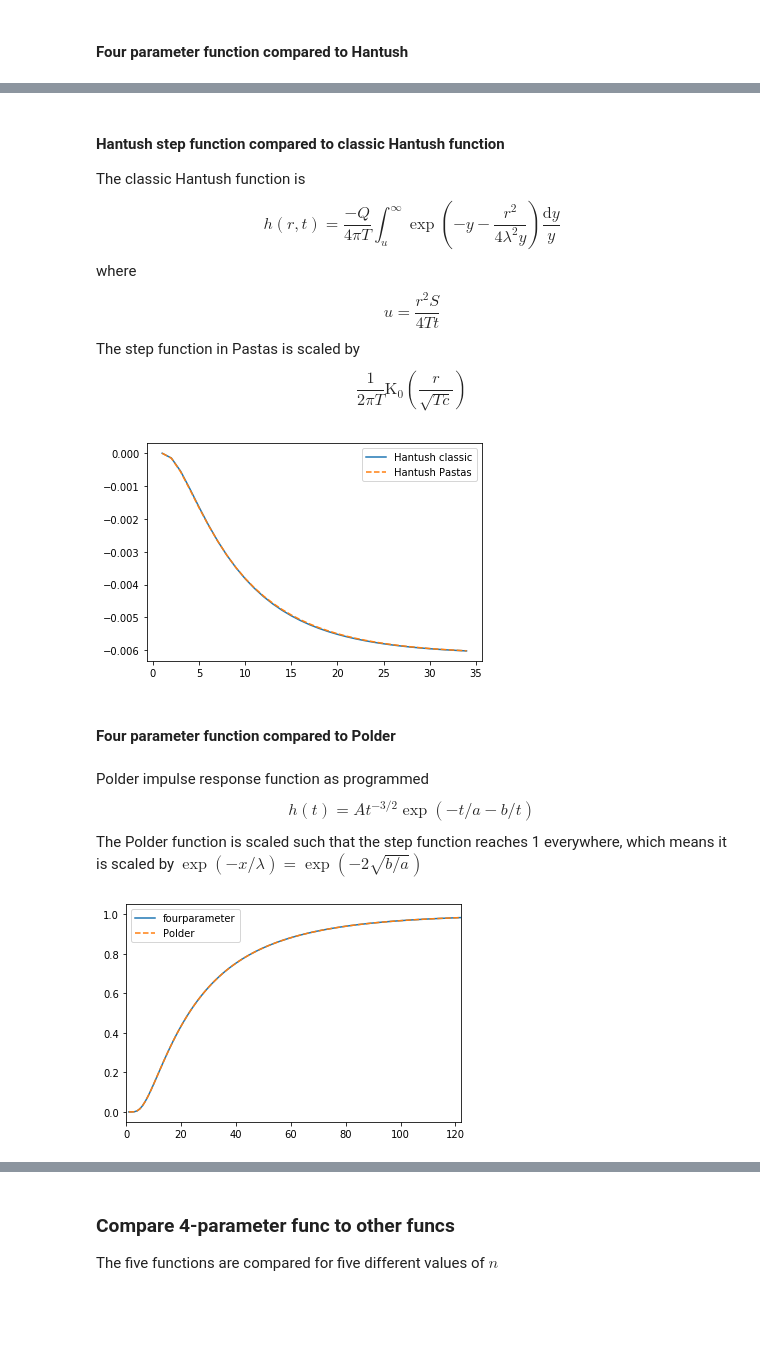
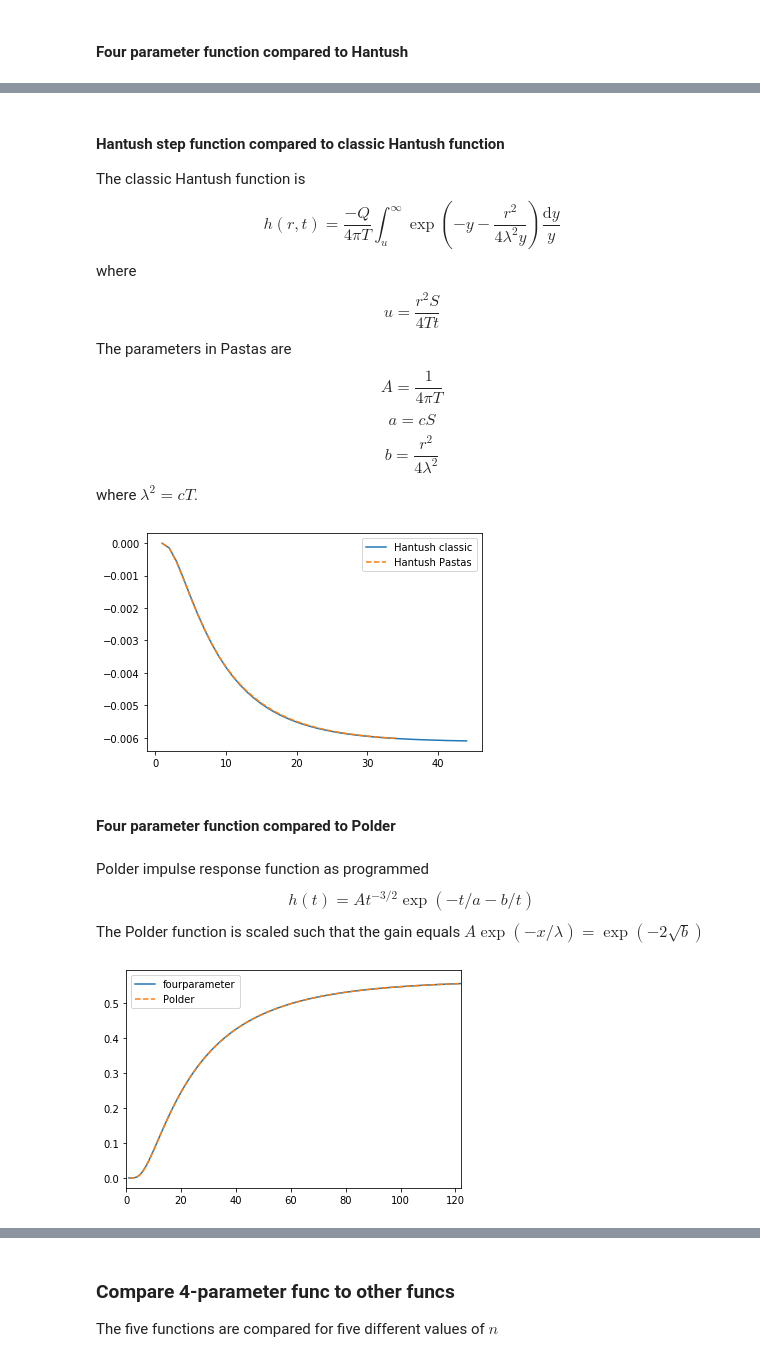
Before and after one commit to pastas/pastas, a Jupyter notebook: examples/notebooks/response_functions_like_4param.ipynb, the cells around one changed output, grey strips where cells are left out. Cells and saved outputs as stored; diff of their text form; code cells hidden in the pictures; blank space fills up the shorter version.

```diff
--- a/examples/notebooks/response_functions_like_4param.ipynb
+++ b/examples/notebooks/response_functions_like_4param.ipynb
@@ -105,6 +105,6 @@ plt.title('Compare 4-parameter to Hantush and Hantush2');
 # %%
 for b in [0.004, 0.04, 0.4, 4, 40]:
-    h = hantush.step([2, 50, b], dt=1, cutoff=0.95)
+    h = hantush.step([2, 50, b], dt=1, cutoff=0.95) / hantush.gain([2, 50, b])
     plt.plot(np.arange(1, len(h) + 1), h, label=f'b={b}')
 plt.legend()
 plt.title('Hantush');
@@ -113,7 +113,7 @@ plt.title('Hantush');
 # %%
 for a in [10, 100, 200]:
-    h = hantush.step([2, a, 200 / a], dt=1, cutoff=0.95)
+    h = hantush.step([2, a, 200 / a], dt=1, cutoff=0.95) / hantush.gain([2, a, 200 / a])
     plt.plot(np.arange(1, len(h) + 1), h, label=f'a={a}')
 plt.legend()
-plt.title('Hantush');
+plt.title('Hantush, b=200/a');
 # %% [output]
@@ -128,10 +128,17 @@ where
 $$
 u=\frac{r^2 S}{4 T t}
 $$
-The step function in Pastas is scaled by
+The parameters in Pastas are
 $$
-\frac{1}{2 \pi T} \text{K}_0 \left(\frac{r}{\sqrt{Tc}}\right)
+A = \frac{1}{4\pi T}
 $$
+$$
+a = cS
+$$
+$$
+b = \frac{r^2}{4\lambda^2}
+$$
+where $\lambda^2=cT$.
 # %%
 from scipy.integrate import quad
 
@@ -146,25 +153,24 @@ def hantush_classic(t=1, r=1, Q=1, T=100, S=1e-4, c=1000):
 # %%
 c = 1000 # d
 S = 0.01 # -
 T = 100 # m^2/d
 r = 500 # m
 Q = 20 # m^3/d
 #
-from scipy.special import k0
-t = np.arange(1, 35)
+t = np.arange(1, 45)
 h_hantush_classic = np.zeros(len(t))
 for i in range(len(t)):
     h_hantush_classic[i] = hantush_classic(t[i], r=r, Q=20, T=T, S=S, c=c)
 #
 a = c * S
 b = r ** 2 / (4 * T * c)
-ht = hantush.step([1, a, b], dt=1, cutoff=0.95) * (-Q / (4 * np.pi * T))
+ht = hantush.step([1, a, b], dt=1, cutoff=0.95) * (-Q / (2 * np.pi * T))
 #
 plt.plot(t, h_hantush_classic, label='Hantush classic')
 plt.plot(np.arange(1, len(ht) + 1), ht, '--', label='Hantush Pastas')
 plt.legend();
 # %% [output]
-[figure, old version]
+[figure, new version]
 # %% [markdown]
 #### Four parameter function compared to Polder
 # %% [markdown]
@@ -172,23 +178,22 @@ Polder impulse response function as programmed
 \begin{equation}
 h(t) = At^{-3/2}\exp(-t/a -b/t)
 \end{equation}
-The Polder function is scaled such that the step function reaches 1 everywhere, which means it is scaled by
-$\exp(-x/\lambda)=\exp\left(-2\sqrt{b/a}\right)$
+The Polder function is scaled such that the gain equals
+$A\exp(-x/\lambda)=\exp\left(-2\sqrt{b}\right)$
 # %%
 a = 50
 b = 0.4
-A = 1
+A = 2
 p1 = 1 / a
 p0 = np.sqrt(p1 * b)
-fp = fourp.step([A, -0.5, a, b], dt=1, cutoff=0.95) # A=1, n=-0.5, a=50, b=20
+fp = fourp.step([A, -0.5, a, b], dt=1, cutoff=0.95) * np.exp(-2 * np.sqrt(b)) # A=1, n=-0.5, a=50, b=20
 t = np.arange(1, 200)
 pd = polder.step([A, a, b], dt=1, cutoff=0.95)
-pdold = polderold.step([A, p0, p1], dt=1, cutoff=0.95)
 plt.plot(np.arange(1, len(fp) + 1), fp, label='fourparameter')
 plt.plot(np.arange(1, len(pd) + 1), pd, '--', label='Polder')
 plt.xlim(0, len(pd))
 plt.legend();
 # %% [output]
-[figure, old version]
+[figure, new version]
 # %% [markdown]
 #### Polder step function compared to classic polder function
```
Also changed, not shown: parts of 8 cells of this notebook, 1 other file.
